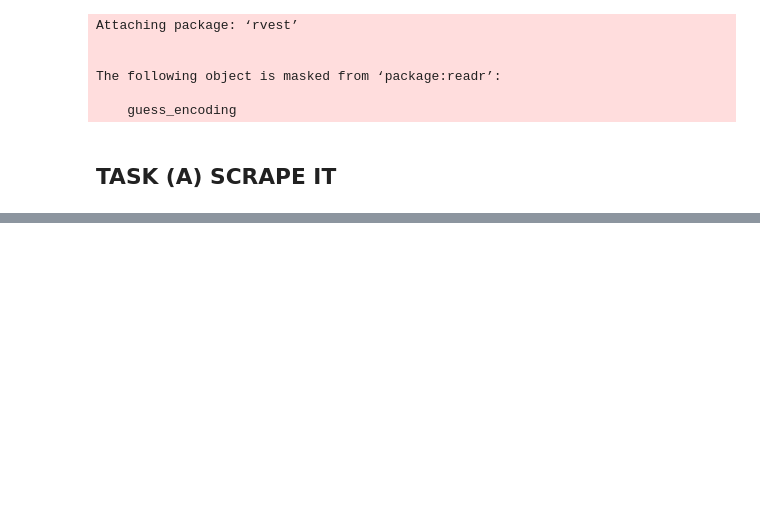
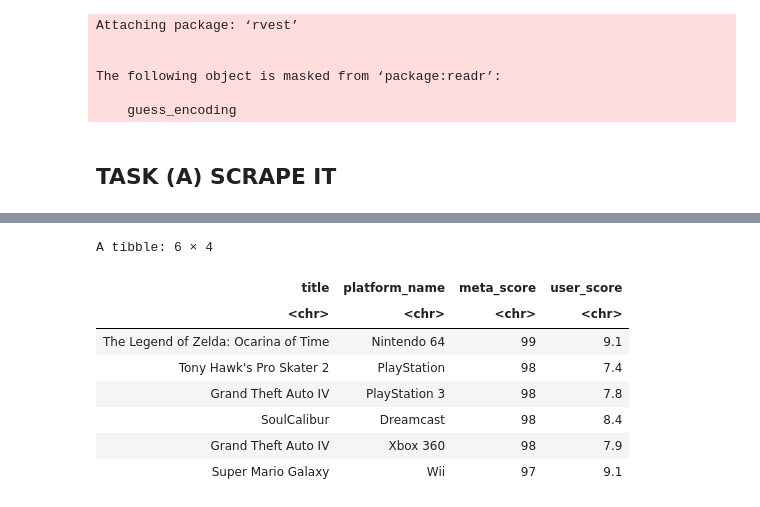
Before and after one commit to beuri97/data201_assignment2, a Jupyter notebook: DATA201_Assignment2_R.ipynb, the cells around one changed output, grey strips where cells are left out. Cells and saved outputs as stored; diff of their text form; code cells hidden in the pictures; blank space fills up the shorter version.

```diff
--- a/DATA201_Assignment2_R.ipynb
+++ b/DATA201_Assignment2_R.ipynb
@@ -95,8 +96,9 @@ new_games %>%
 # %%
 # Finds all the h3 element under the .title class which is under .clamp-summary-wrap class.
 # Then extract the raw text inside the h3 element. Assign the result as titles.
-titles <- new_games %>%
+titles <- games %>%
   html_nodes(".clamp-summary-wrap > .title > h3") %>%
   html_text()
-titles
+titles %>%
+    head()
 # %% [output]
@@ -120,8 +125,9 @@ titles
 # %%
 # Finds the element inside .platform class having .data class. Then extract the raw text inside that element.
 # Assign the result as platform.
-platform <- new_games %>%
+game_platform <- games %>%
   html_nodes(".platform > .data") %>%
   html_text()
-platform
+game_platform %>%
+    head()
 # %% [output]
@@ -246,0 +165,8 @@ A tibble: 6 × 4
+# %%
+# Finds the div element inside a element under the element having .clamp-metascore as class and extract the text inside.
+# Save the result as meta_score.
+meta_score <- games %>%
+  html_nodes(".clamp-metascore > a > div") %>%
+  html_text()
+meta_score %>%
+    head()
@@ -246,0 +175,8 @@ A tibble: 6 × 4
+# %%
+# Finds the div element inside a element under the element having .clamp-usercore as class and extract the text inside.
+# Save the result as user_score.
+user_score <- games %>%
+  html_nodes(".clamp-userscore > a > div") %>%
+  html_text()
+user_score %>%
+    head()
@@ -246,0 +252,21 @@ A tibble: 6 × 4
+# %%
+# Creates a data frame containing the meta score and user score.
+# It is stored as all_games_scores.
+all_games_scores <- tibble(title = titles,
+                           platform_name = game_platform %>%
+                                       str_replace_all("[^[:alnum:]]", " ") %>%
+                                       trimws("both"),
+                          meta_score = meta_score,
+                          user_score)
+all_games_scores %>%
+    head()
+# %% [output]
+A tibble: 6 × 4
+| title | platform_name | meta_score | user_score |
+| <chr> | <chr> | <chr> | <chr> |
+| The Legend of Zelda: Ocarina of Time | Nintendo 64 | 99 | 9.1 |
+| Tony Hawk's Pro Skater 2 | PlayStation | 98 | 7.4 |
+| Grand Theft Auto IV | PlayStation 3 | 98 | 7.8 |
+| SoulCalibur | Dreamcast | 98 | 8.4 |
+| Grand Theft Auto IV | Xbox 360 | 98 | 7.9 |
+| Super Mario Galaxy | Wii | 97 | 9.1 |
```
Also changed, not shown: parts of 39 cells of this notebook, 1 other file.
